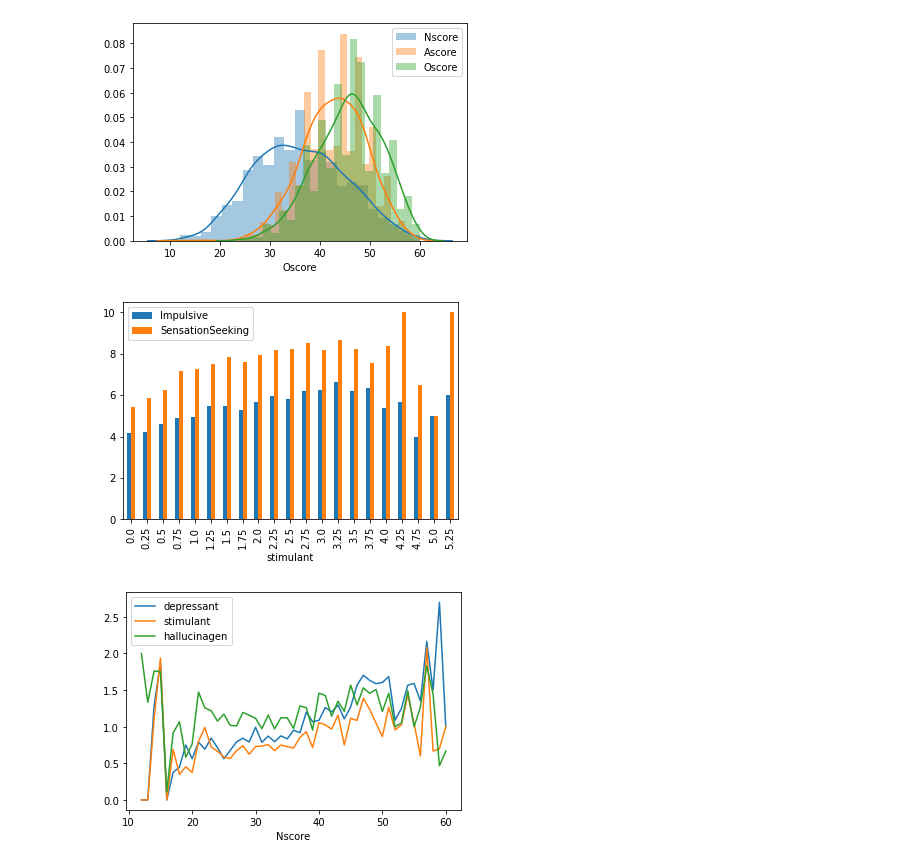
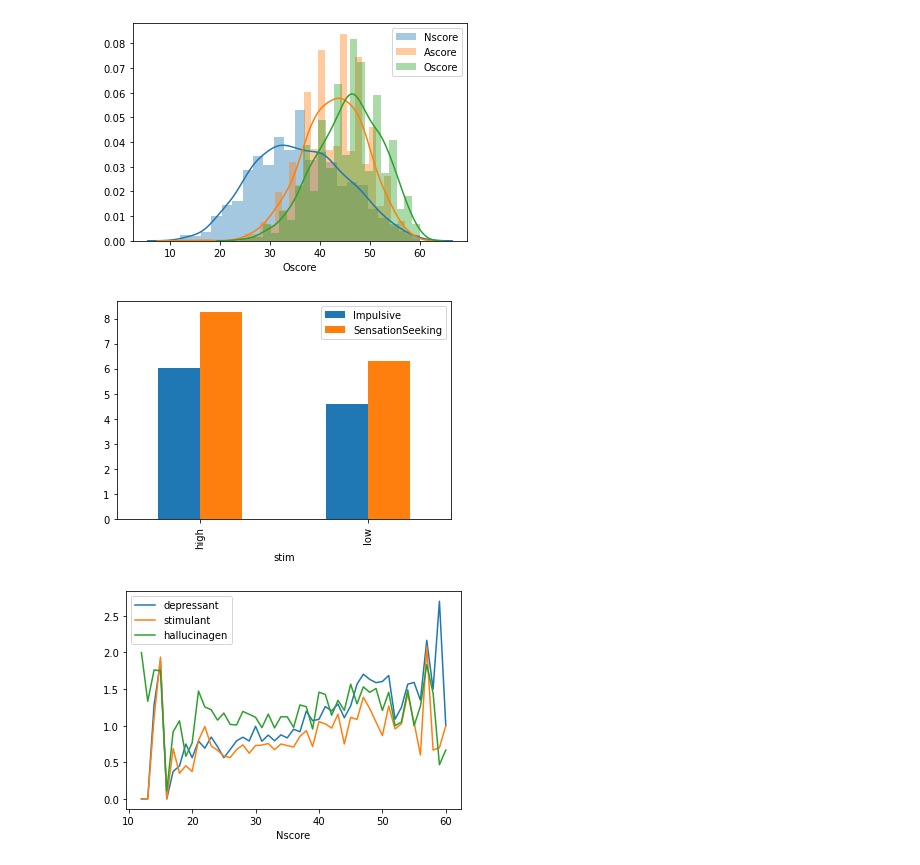
Before and after one commit to AmirMEdris/PredictingDrugUse, a Jupyter notebook: DataVisualization.ipynb, the cells around one changed output. Saved outputs shown, nothing was run; the diff lists cells and outputs as text; code cells hidden in the pictures.

```diff
--- a/DataVisualization.ipynb
+++ b/DataVisualization.ipynb
@@ -4,4 +4,5 @@ import matplotlib.pyplot as plt
 import seaborn as sns
 # %%
 df = pd.read_csv('prepeddata.csv',index_col='Unnamed: 0')
+df['stim'] = df['stimulant'].apply(lambda x: 'low' if x <= 2 else 'high')
 # %%
@@ -50,10 +51,10 @@ plt.legend()
 [figure]
 # %%
 
-df.groupby('stimulant')[['Impulsive','SensationSeeking']].mean().plot.bar()
+df.groupby('stim')[['Impulsive','SensationSeeking']].mean().plot.bar()
 plt.savefig('ControlRelatedStatsByStimUse.png', bbox_inches='tight')
 # %% [output]
-[figure, old version]
+[figure, new version]
 # %%
 df.groupby('Nscore')[['depressant','stimulant','hallucinagen']].mean().plot()
 
```
Also changed, not shown: parts of 4 cells of this notebook, 5 other files.
